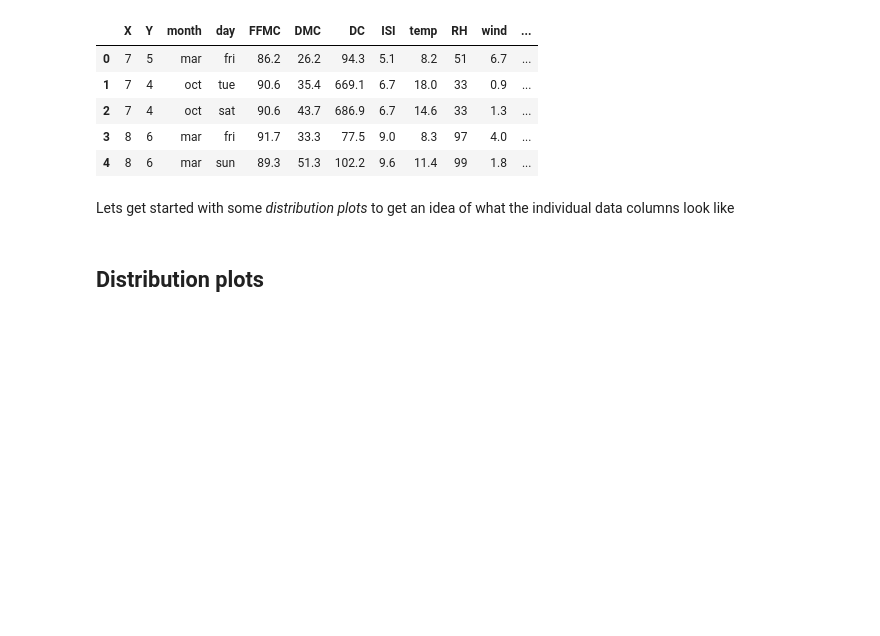
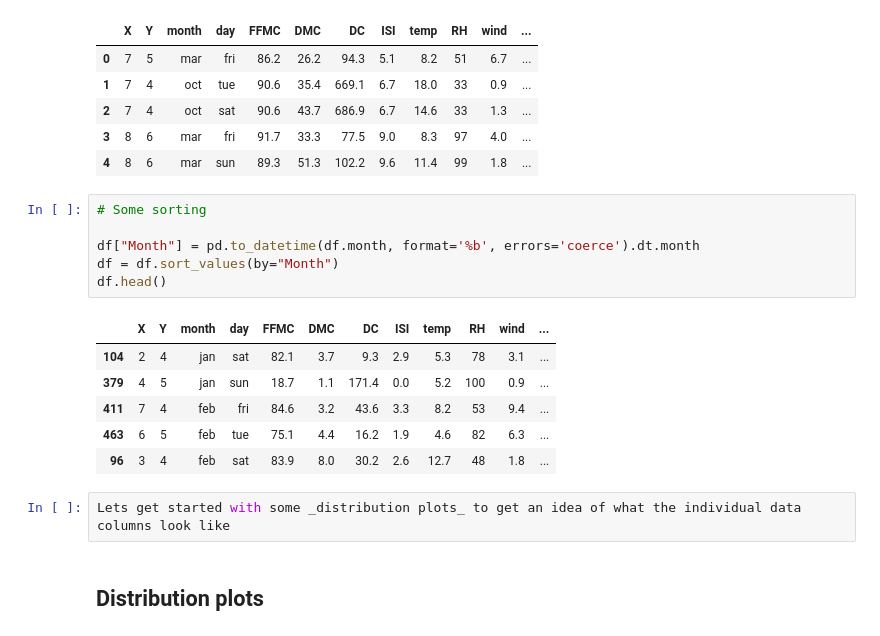
Before and after one commit to shwetapurushe/data-science-world, a Jupyter notebook: Projects/DS_Utils/Distribution_visualizations.ipynb, the cells around one changed output. Saved outputs shown, nothing was run; the diff lists cells and outputs as text; blank space fills up the shorter version.

```diff
--- a/Projects/DS_Utils/Distribution_visualizations.ipynb
+++ b/Projects/DS_Utils/Distribution_visualizations.ipynb
@@ -37,8 +37,21 @@ df.head()
 | 2 | 7 | 4 | oct | sat | 90.6 | 43.7 | 686.9 | 6.7 | 14.6 | 33 | 1.3 | ... |
 | 3 | 8 | 6 | mar | fri | 91.7 | 33.3 | 77.5 | 9.0 | 8.3 | 97 | 4.0 | ... |
 | 4 | 8 | 6 | mar | sun | 89.3 | 51.3 | 102.2 | 9.6 | 11.4 | 99 | 1.8 | ... |
-# %% [markdown]
-Lets get started with some _distribution plots_ to get an idea of what the individual data columns look like
+# %%
+# Some sorting
+
+df["Month"] = pd.to_datetime(df.month, format='%b', errors='coerce').dt.month
+df = df.sort_values(by="Month")
+df.head()
+# %% [output]
+|  | X | Y | month | day | FFMC | DMC | DC | ISI | temp | RH | wind | ... |
+| 104 | 2 | 4 | jan | sat | 82.1 | 3.7 | 9.3 | 2.9 | 5.3 | 78 | 3.1 | ... |
+| 379 | 4 | 5 | jan | sun | 18.7 | 1.1 | 171.4 | 0.0 | 5.2 | 100 | 0.9 | ... |
+| 411 | 7 | 4 | feb | fri | 84.6 | 3.2 | 43.6 | 3.3 | 8.2 | 53 | 9.4 | ... |
+| 463 | 6 | 5 | feb | tue | 75.1 | 4.4 | 16.2 | 1.9 | 4.6 | 82 | 6.3 | ... |
+| 96 | 3 | 4 | feb | sat | 83.9 | 8.0 | 30.2 | 2.6 | 12.7 | 48 | 1.8 | ... |
+# %%
+Lets get started with some _distribution plots_ to get an idea of what the individual data columns look like
 # %% [markdown]
 ## Distribution plots
 # %% [markdown]
```
Also changed, not shown: parts of 9 cells of this notebook, 1 other file.
